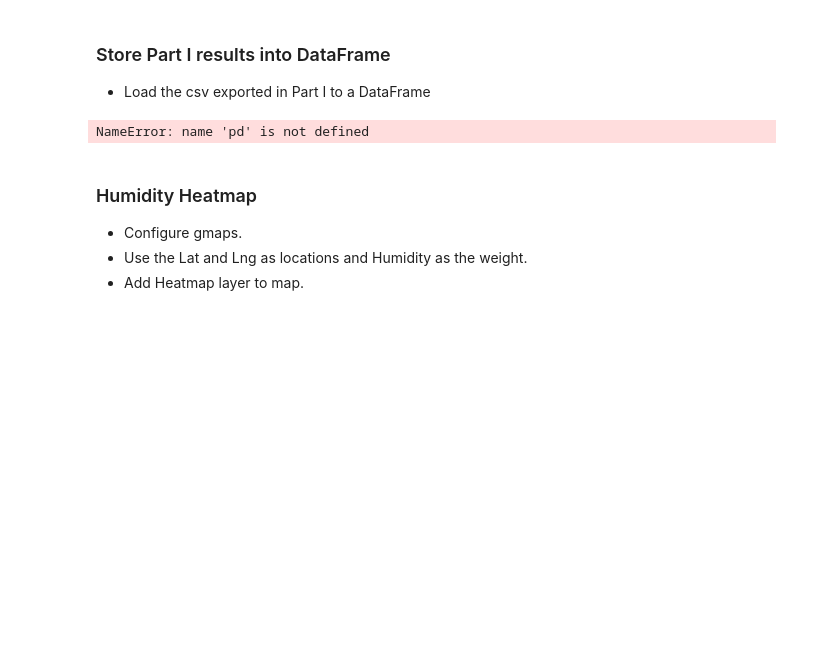
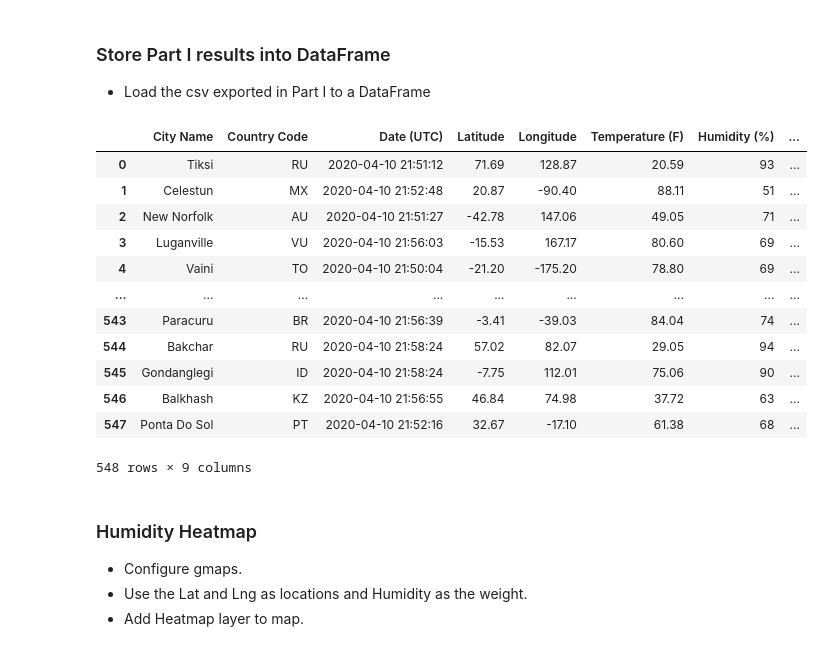
Before and after one commit to JeremyBrent/API_Challenge, a Jupyter notebook: Code/VacationPy.ipynb, the cells around one changed output. Cells and saved outputs as stored; diff of their text form; code cells hidden in the pictures; blank space fills up the shorter version.

```diff
--- a/Code/VacationPy.ipynb
+++ b/Code/VacationPy.ipynb
@@ -19,9 +19,23 @@ from api_keys import g_key
 ### Store Part I results into DataFrame
 * Load the csv exported in Part I to a DataFrame
 # %%
-df = pd.read_csv(os.path.join("..","output_data","cities.csv"))
+df = pd.read_csv(os.path.join("..","output","cities.csv"))
+del df["Unnamed: 0"]
+df
 # %% [output]
+|  | City Name | Country Code | Date (UTC) | Latitude | Longitude | Temperature (F) | Humidity (%) | ... |
+| 0 | Tiksi | RU | 2020-04-10 21:51:12 | 71.69 | 128.87 | 20.59 | 93 | ... |
+| 1 | Celestun | MX | 2020-04-10 21:52:48 | 20.87 | -90.40 | 88.11 | 51 | ... |
+| 2 | New Norfolk | AU | 2020-04-10 21:51:27 | -42.78 | 147.06 | 49.05 | 71 | ... |
+| 3 | Luganville | VU | 2020-04-10 21:56:03 | -15.53 | 167.17 | 80.60 | 69 | ... |
+| 4 | Vaini | TO | 2020-04-10 21:50:04 | -21.20 | -175.20 | 78.80 | 69 | ... |
+| ... | ... | ... | ... | ... | ... | ... | ... | ... |
+| 543 | Paracuru | BR | 2020-04-10 21:56:39 | -3.41 | -39.03 | 84.04 | 74 | ... |
+| 544 | Bakchar | RU | 2020-04-10 21:58:24 | 57.02 | 82.07 | 29.05 | 94 | ... |
+| 545 | Gondanglegi | ID | 2020-04-10 21:58:24 | -7.75 | 112.01 | 75.06 | 90 | ... |
+| 546 | Balkhash | KZ | 2020-04-10 21:56:55 | 46.84 | 74.98 | 37.72 | 63 | ... |
+| 547 | Ponta Do Sol | PT | 2020-04-10 21:52:16 | 32.67 | -17.10 | 61.38 | 68 | ... |
-NameError: name 'pd' is not defined
+548 rows × 9 columns
 # %% [markdown]
 ### Humidity Heatmap
 * Configure gmaps.
```
Also changed, not shown: parts of 8 cells of this notebook, 10 other files.
